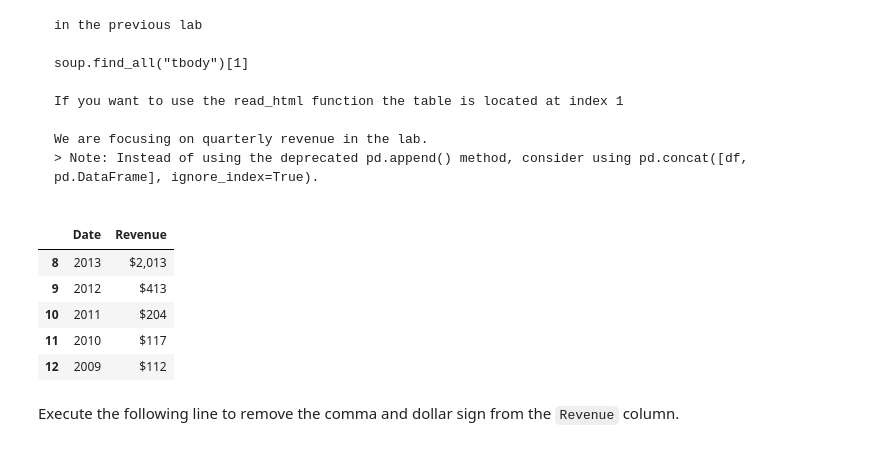
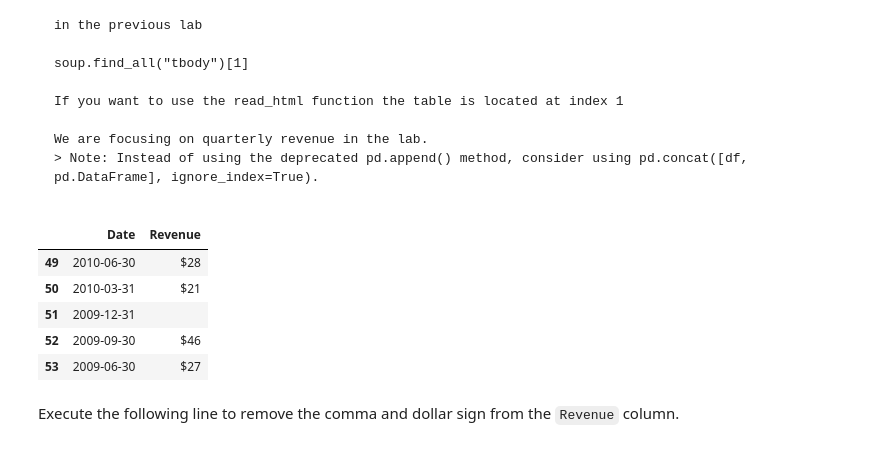
Before and after one commit to kuthalam/Coursera_DataSci_Certificate_Final_Projects, a Jupyter notebook: Final Assignment.ipynb, the cells around one changed output. Saved outputs shown, nothing was run; the diff lists cells and outputs as text; code cells hidden in the pictures; folded sections open.

```diff
--- a/Final Assignment.ipynb
+++ b/Final Assignment.ipynb
@@ -170,27 +170,27 @@ We are focusing on quarterly revenue in the lab.
 # %%
 # First create an empty dataframe
 tesla_revenue = pd.DataFrame(columns=["Date", "Revenue"])
 
 for row in soup.find_all("tr")[1:]:
     if len(row.find_all("td")) == 2: # I end up getting an empty sometimes or extra info
         col = row.find_all("td")
 
         ## Now for every row of data, get it ready to concat with a dataframe if the data is valid
         date = col[0].text
-        if date.isnumeric():
+        if "-" in date and date[-1].isdigit():
             revenue = col[1].text
 
             # Ignore the index to avoid index mismatch issues
             tesla_revenue = pd.concat((tesla_revenue, pd.DataFrame({"Date": [date], "Revenue": [revenue]})), ignore_index=True)
 
 tesla_revenue.tail()
 # %% [output]
 |  | Date | Revenue |
-| 8 | 2013 | $2,013 |
-| 9 | 2012 | $413 |
-| 10 | 2011 | $204 |
-| 11 | 2010 | $117 |
-| 12 | 2009 | $112 |
+| 49 | 2010-06-30 | $28 |
+| 50 | 2010-03-31 | $21 |
+| 51 | 2009-12-31 |  |
+| 52 | 2009-09-30 | $46 |
+| 53 | 2009-06-30 | $27 |
 # %% [markdown]
 Execute the following line to remove the comma and dollar sign from the `Revenue` column.
 # %%
```
Also changed, not shown: parts of 7 cells of this notebook.
